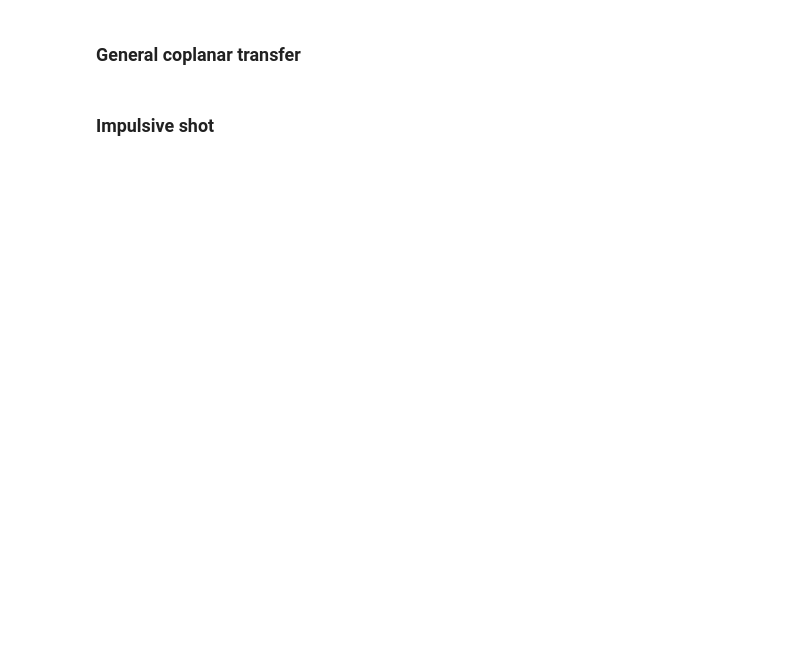
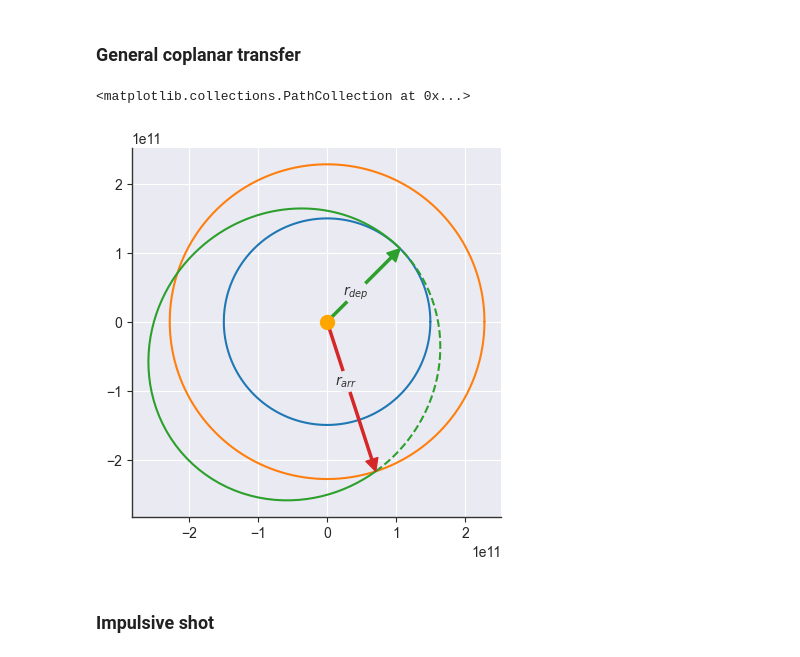
Before and after one commit to Pocket-titan/apygee, a Jupyter notebook: examples.ipynb, the cells around one changed output. Saved outputs shown, nothing was run; the diff lists cells and outputs as text; code cells hidden in the pictures; blank space fills up the shorter version.

```diff
--- a/examples.ipynb
+++ b/examples.ipynb
@@ -191,4 +242,37 @@ np.round(149597994866.2327)
 # %% [markdown]
 ### General coplanar transfer
+# %%
+import numpy as np
+import matplotlib.pyplot as plt
+from keppy import Orbit, EARTH, MARS, MU_SUN
+
+theta_dep = np.pi / 4
+theta_arr = 8 * np.pi / 5
+
+earth = Orbit([EARTH.a], mu=MU_SUN)
+mars = Orbit([MARS.a], mu=MU_SUN)
+transfer = earth.coplanar_transfer(mars, theta_dep, theta_arr)
+
+earth.plot()
+mars.plot()
+transfer.plot(
+    thetas=np.linspace(theta_dep, theta_arr, num=100) - transfer.omega,
+    theta=theta_dep - transfer.omega,
+    labels={"r": r"$r_{dep}$"},
+    show=["r"],
+    c="tab:green",
+)
+transfer.plot(
+    thetas=np.linspace(theta_arr, theta_dep + 2 * np.pi) - transfer.omega,
+    theta=theta_arr - transfer.omega,
+    labels={"r": r"$r_{arr}$"},
+    show=["r"],
+    c="tab:green",
+    ls="--",
+)
+plt.scatter([0], [0], s=100, color="orange", zorder=3)
+# %% [output]
+<matplotlib.collections.PathCollection at 0x...>
+[figure, added]
 # %% [markdown]
 ### Impulsive shot
```
Also changed, not shown: parts of 12 cells of this notebook, 4 other files.
